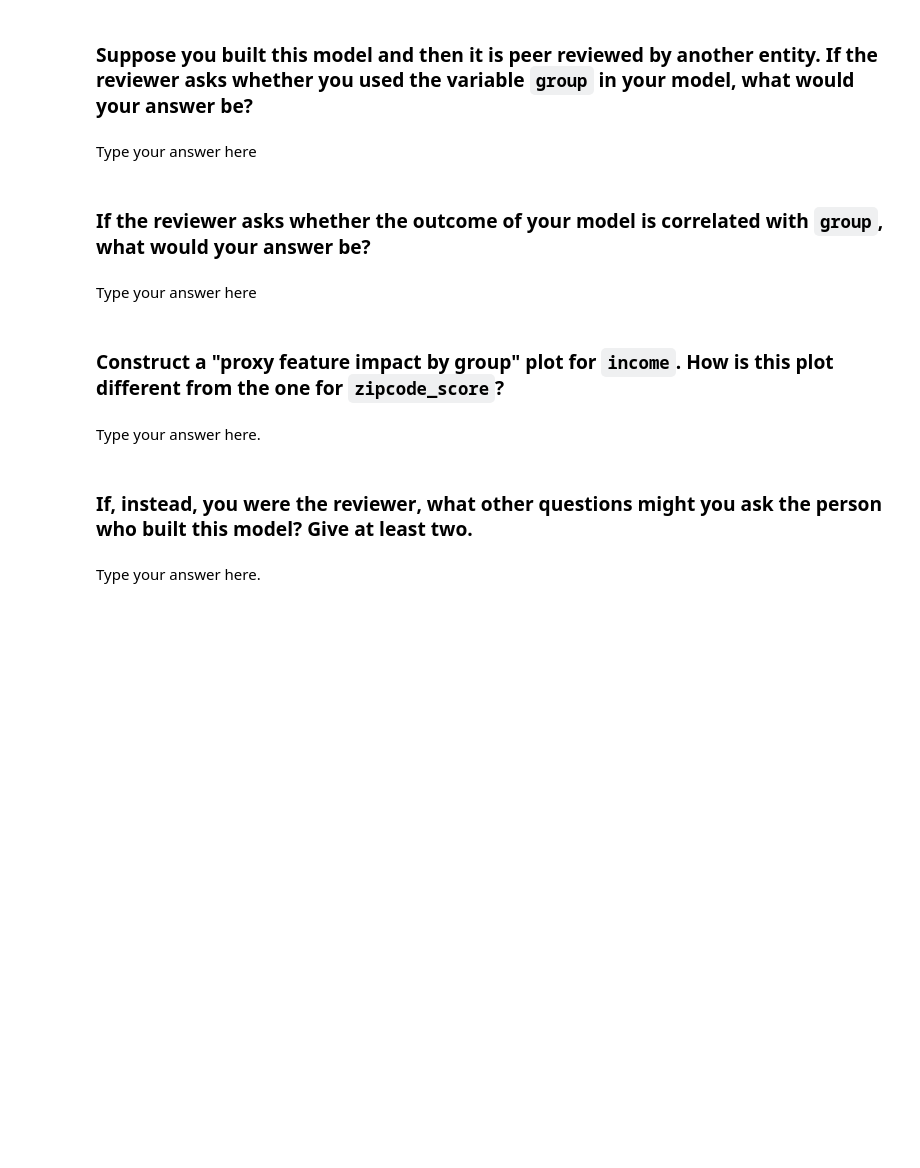
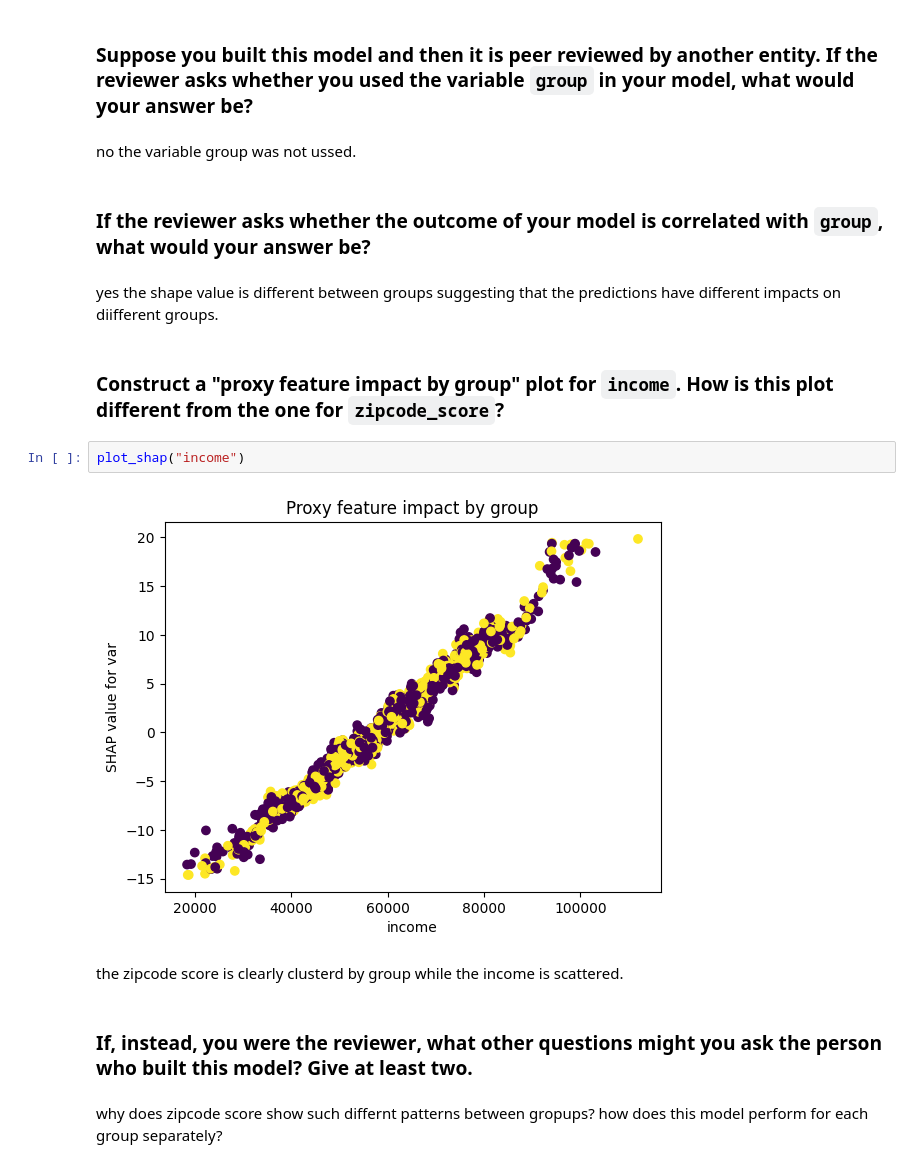
Before and after one commit to alejandroalers564/code_3000, a Jupyter notebook: mod04_bias.ipynb, the cells around one changed output. Drawn from its saved outputs; the diff is of its cells as text; blank space fills up the shorter version.

```diff
--- a/mod04_bias.ipynb
+++ b/mod04_bias.ipynb
@@ -126,16 +127,21 @@ Type your answer here
 # %% [markdown]
 ### Suppose you built this model and then it is peer reviewed by another entity. If the reviewer asks whether you used the variable `group` in your model, what would your answer be?
 # %% [markdown]
-Type your answer here
+no  the variable group was not ussed.
 # %% [markdown]
 ### If the reviewer asks whether the outcome of your model is correlated with `group`, what would your answer be?
 # %% [markdown]
-Type your answer here
+yes the shape value is different between groups suggesting that the predictions have different impacts on diifferent groups.
 # %% [markdown]
 ### Construct a "proxy feature impact by group" plot for `income`. How is this plot different from the one for `zipcode_score`?
+# %%
+plot_shap("income")
+# %% [output]
+[figure, added]
 # %% [markdown]
-Type your answer here.
+the zipcode score is clearly clusterd by group while the income is scattered.
 # %% [markdown]
 ### If, instead, you were the **reviewer**, what other questions might you ask the person who built this model? Give at least two.
 # %% [markdown]
-Type your answer here.
+why does zipcode score show such differnt patterns between gropups?
+how does this model perform for each group separately?
```
Also changed, not shown: parts of 5 cells of this notebook.
